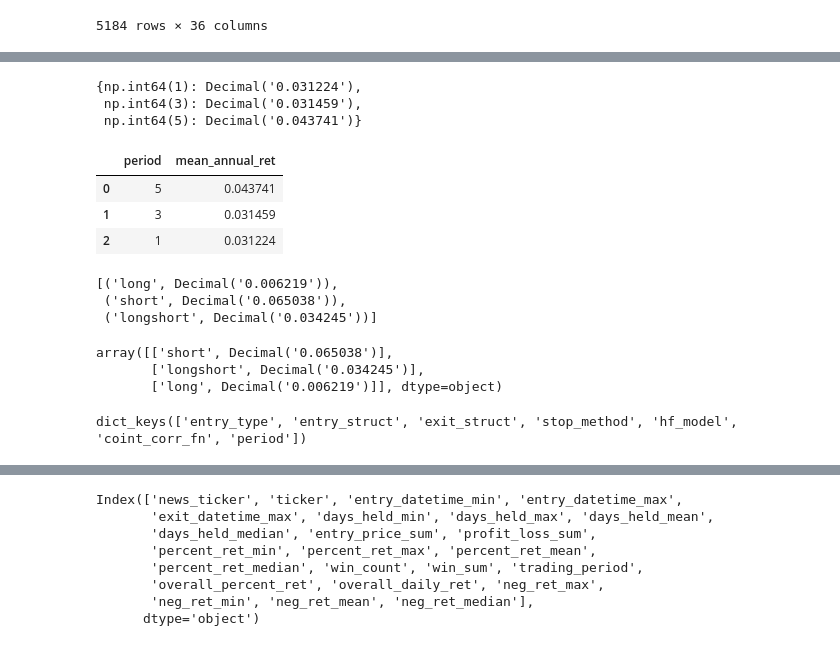
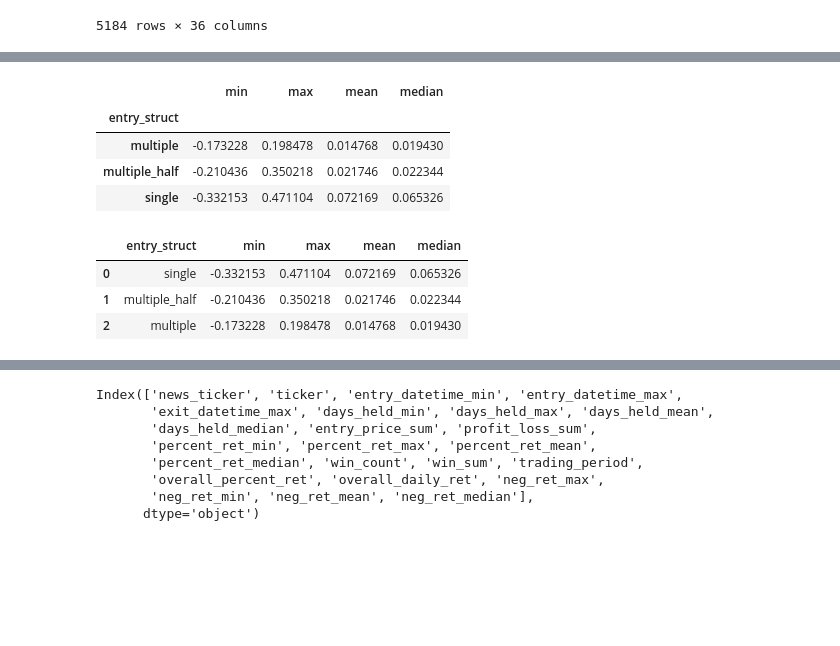
Before and after one commit to CKAbundant/sentiment, a Jupyter notebook: signal.ipynb, the cells around one changed output, grey strips where cells are left out. Cells and saved outputs as stored; diff of their text form; code cells hidden in the pictures; blank space fills up the shorter version.

```diff
--- a/signal.ipynb
+++ b/signal.ipynb
@@ -107,41 +77,21 @@ defaultdict(dict,
-# %%
-info_dict["period"]
-# %% [output]
-{np.int64(1): Decimal('0.031224'),
- np.int64(3): Decimal('0.031459'),
- np.int64(5): Decimal('0.043741')}
-# %%
-strat_comp = "period"
-
-a = pd.DataFrame.from_dict(info_dict[strat_comp], orient="index")
-a = a.reset_index()
-a.columns = [strat_comp, "mean_annual_ret"]
-a = a.sort_values(by=["mean_annual_ret"], ascending=False).reset_index(drop=True)
-a
-# %% [output]
-|  | period | mean_annual_ret |
-| 0 | 5 | 0.043741 |
-| 1 | 3 | 0.031459 |
-| 2 | 1 | 0.031224 |
-# %%
-a = [(k, v) for k, v in info_dict["entry_type"].items()]
-a
-# %% [output]
-[('long', Decimal('0.006219')),
- ('short', Decimal('0.065038')),
- ('longshort', Decimal('0.034245'))]
-# %%
-b = np.array(sorted(a, key=lambda item: item[1], reverse=True))
-b
-# %% [output]
-array([['short', Decimal('0.065038')],
-       ['longshort', Decimal('0.034245')],
-       ['long', Decimal('0.006219')]], dtype=object)
-# %%
-a = cfg.plot_strat.drilldown_mapping
-a.keys()
-# %% [output]
-dict_keys(['entry_type', 'entry_struct', 'exit_struct', 'stop_method', 'hf_model', 'coint_corr_fn', 'period'])
+# %%
+combined_path = f"{cfg.path.data_dir}/{cfg.date}/combined_overall.csv"
+ret_df_dict = plot_utils.gen_ret_df_dict(combined_path, get_args(StratComponent))
+ret_df_dict["entry_struct"]
+# %% [output]
+|  | min | max | mean | median |
+| entry_struct |  |  |  |  |
+| multiple | -0.173228 | 0.198478 | 0.014768 | 0.019430 |
+| multiple_half | -0.210436 | 0.350218 | 0.021746 | 0.022344 |
+| single | -0.332153 | 0.471104 | 0.072169 | 0.065326 |
+# %%
+a = strat_dict[strat_comp]
+a.sort_values(by=["max"], ascending=False).reset_index()
+# %% [output]
+|  | entry_struct | min | max | mean | median |
+| 0 | single | -0.332153 | 0.471104 | 0.072169 | 0.065326 |
+| 1 | multiple_half | -0.210436 | 0.350218 | 0.021746 | 0.022344 |
+| 2 | multiple | -0.173228 | 0.198478 | 0.014768 | 0.019430 |
 # %%
 overall = utils.load_csv(f"{model_dir}/overall_summary.csv", index_col=0)
 overall
```
Also changed, not shown: parts of 6 cells of this notebook, 4 other files.
